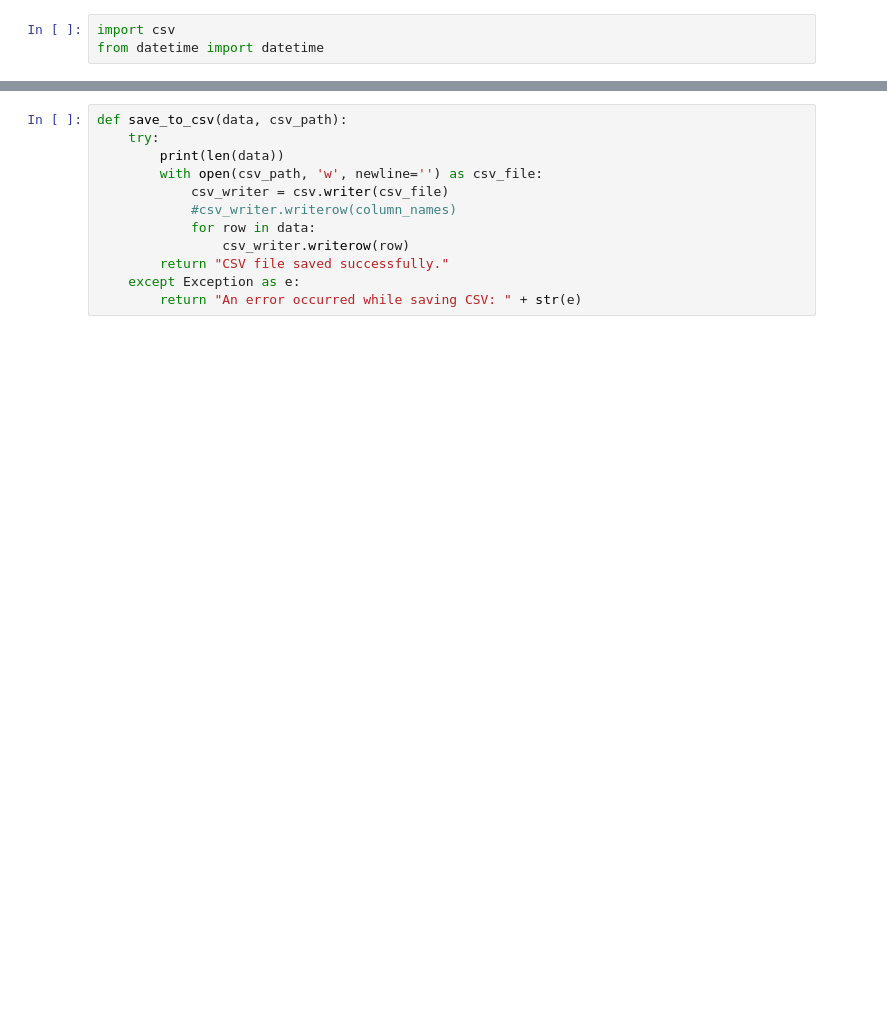
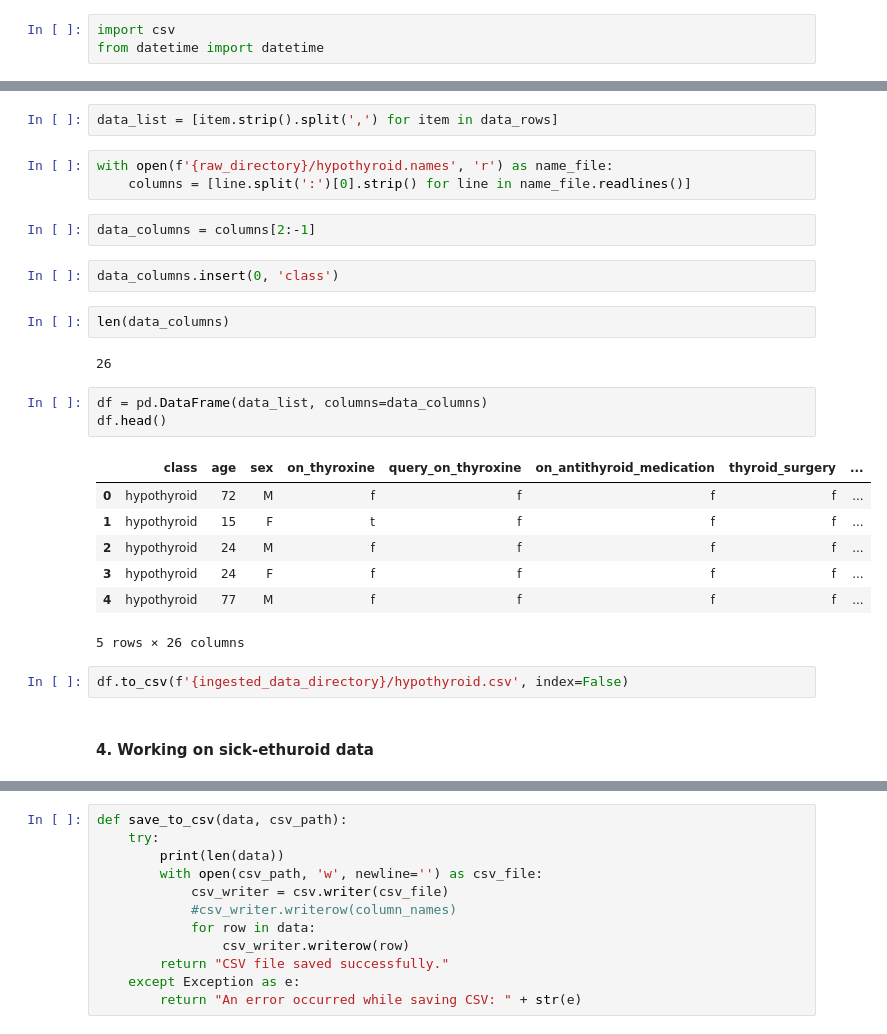
Before and after one commit to akash-soni/Thyroid-disease-detection, a Jupyter notebook: research/dataingestion.ipynb, the cells around one changed output, grey strips where cells are left out. Drawn from its saved outputs; the diff is of its cells as text; blank space fills up the shorter version.

```diff
--- a/research/dataingestion.ipynb
+++ b/research/dataingestion.ipynb
@@ -59,0 +206,28 @@ from datetime import datetime
+# %%
+data_list = [item.strip().split(',') for item in data_rows]
+# %%
+with open(f'{raw_directory}/hypothyroid.names', 'r') as name_file:
+    columns = [line.split(':')[0].strip() for line in name_file.readlines()]
+# %%
+data_columns = columns[2:-1]
+# %%
+data_columns.insert(0, 'class')
+# %%
+len(data_columns)
+# %% [output]
+26
+# %%
+df = pd.DataFrame(data_list, columns=data_columns)
+df.head()
+# %% [output]
+|  | class | age | sex | on_thyroxine | query_on_thyroxine | on_antithyroid_medication | thyroid_surgery | ... |
+| 0 | hypothyroid | 72 | M | f | f | f | f | ... |
+| 1 | hypothyroid | 15 | F | t | f | f | f | ... |
+| 2 | hypothyroid | 24 | M | f | f | f | f | ... |
+| 3 | hypothyroid | 24 | F | f | f | f | f | ... |
+| 4 | hypothyroid | 77 | M | f | f | f | f | ... |
+5 rows × 26 columns
+# %%
+df.to_csv(f'{ingested_data_directory}/hypothyroid.csv', index=False)
+# %% [markdown]
+#### 4. Working on sick-ethuroid data
```
Also changed, not shown: parts of 61 cells of this notebook, 2 other files.
